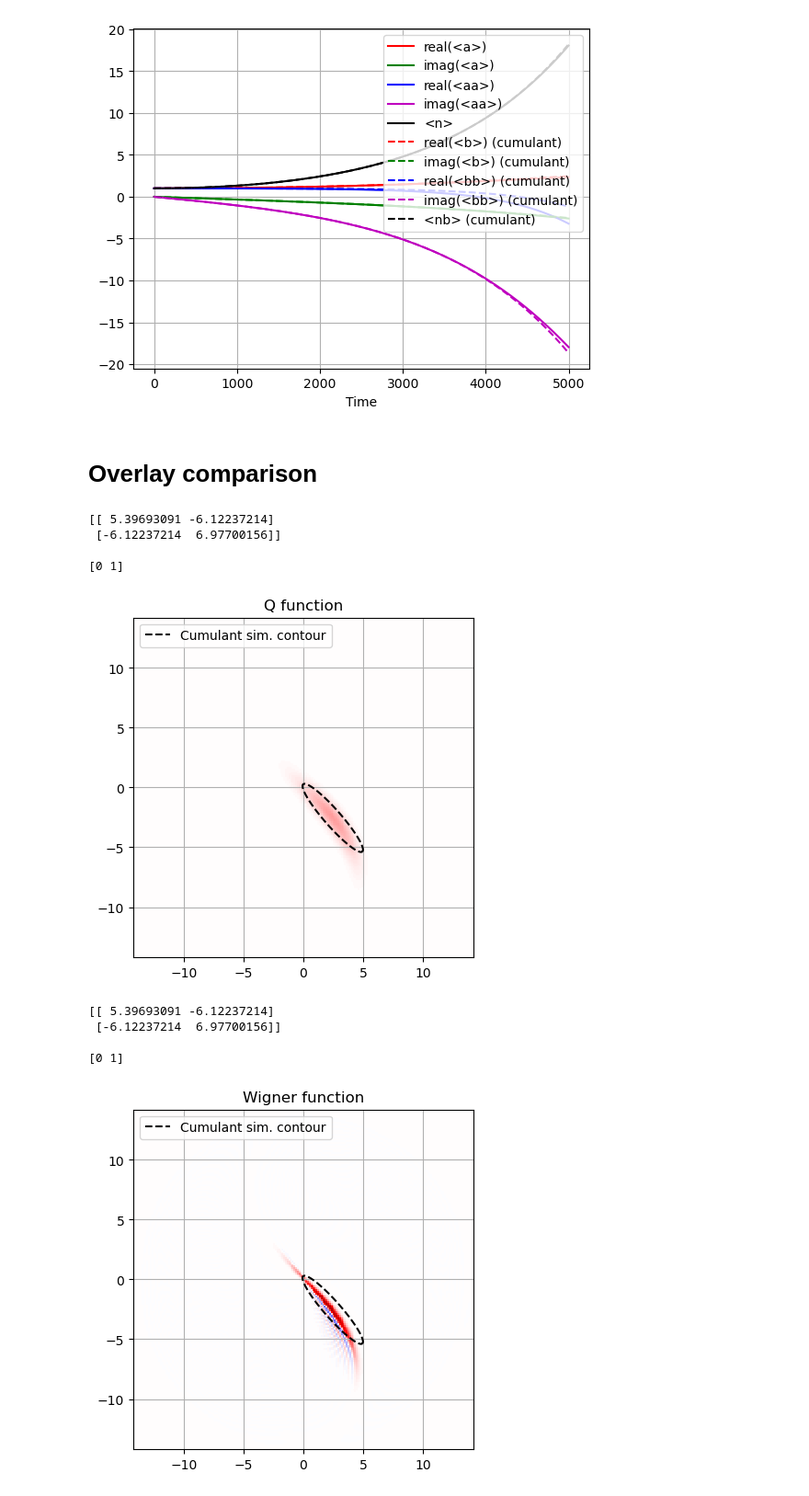
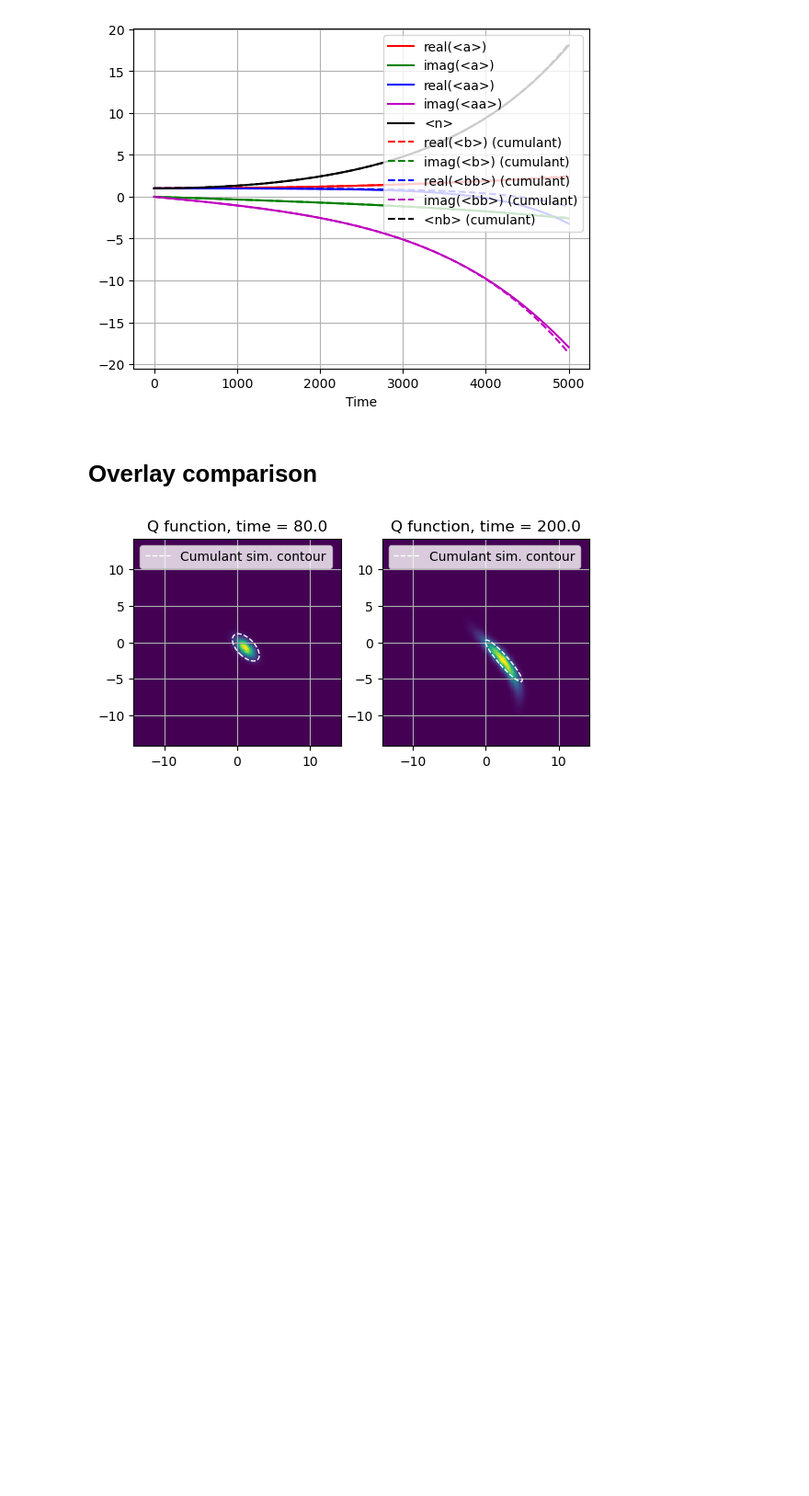
Before and after one commit to borismesits/cuda-cqed, a Jupyter notebook: notebooks/QuTiP vs cuda-cqed - Squeeze with Kerr.ipynb, the cells around one changed output. Shown at 92% size. Saved outputs shown, nothing was run; the diff lists cells and outputs as text; code cells hidden in the pictures; blank space fills up the shorter version.

```diff
--- a/notebooks/QuTiP vs cuda-cqed - Squeeze with Kerr.ipynb
+++ b/notebooks/QuTiP vs cuda-cqed - Squeeze with Kerr.ipynb
@@ -255,34 +244,34 @@ plt.show()
 # %%
 from qutip.wigner import qfunc, wigner
 
 
+fig, axs = plt.subplots(nrows=1, ncols=2)
 xvec = np.linspace(-20,20,201)
+i = 2000
+plot_Qfunc_outline(b[-1, i], bb[-1,i], nb[-1,i], ax=axs[0])
+axs[0].legend(['Cumulant sim. contour'],loc='upper left')
+axs[0].pcolor(xvec/np.sqrt(2), xvec/np.sqrt(2), qfunc(result.states[i], xvec, xvec))
+axs[0].set_aspect('equal')
+axs[0].grid()
+axs[0].set_title('Q function, time = ' + str(np.round(tlist[i])))
 
-plot_Qfunc(b[i,j], bb[i,j], nb[i,j], plot_arg='k--')
-plt.legend(['Cumulant sim. contour'],loc='upper left')
-plt.pcolor(xvec/np.sqrt(2), xvec/np.sqrt(2), qfunc(result.states[i], xvec, xvec),cmap='seismic',clim=([-1/np.pi,1/np.pi]))
-plt.gca().set_aspect('equal')
-plt.grid()
-plt.title('Q function')
+i = -1
+plot_Qfunc_outline(b[-1,i], bb[-1,i], nb[-1,i], ax=axs[1])
+axs[1].legend(['Cumulant sim. contour'],loc='upper left')
+axs[1].pcolor(xvec/np.sqrt(2), xvec/np.sqrt(2), qfunc(result.states[i], xvec, xvec))
+axs[1].set_aspect('equal')
+axs[1].grid()
+axs[1].set_title('Q function, time = ' + str(np.round(tlist[i])))
 
 plt.show()
 
-plot_Qfunc(b[i,j], bb[i,j], nb[i,j], plot_arg='k--')
-plt.legend(['Cumulant sim. contour'],loc='upper left')
-plt.pcolor(xvec/np.sqrt(2), xvec/np.sqrt(2), wigner(result.states[i], xvec, xvec),cmap='seismic',clim=([-1/np.pi,1/np.pi]))
-plt.gca().set_aspect('equal')
-plt.grid()
-plt.title('Wigner function')
+# plot_Qfunc_outline(b[-1], bb[-1], nb[-1])
+# plt.legend(['Cumulant sim. contour'],loc='upper left')
+# plt.pcolor(xvec/np.sqrt(2), xvec/np.sqrt(2), wigner(result.states[i], xvec, xvec),cmap='seismic',clim=([-1/np.pi,1/np.pi]))
+# plt.gca().set_aspect('equal')
+# plt.grid()
+# plt.title('Wigner function')
 
-plt.show()
+# plt.show()
 # %% [output]
-[[ 5.39693091 -6.12237214]
- [-6.12237214  6.97700156]]
-
-[0 1]
-[figure, old version]
+[figure, new version]
-[[ 5.39693091 -6.12237214]
- [-6.12237214  6.97700156]]
-
-[0 1]
-[figure, removed]
```
Also changed, not shown: parts of 1 cell of this notebook, 6 other files.
